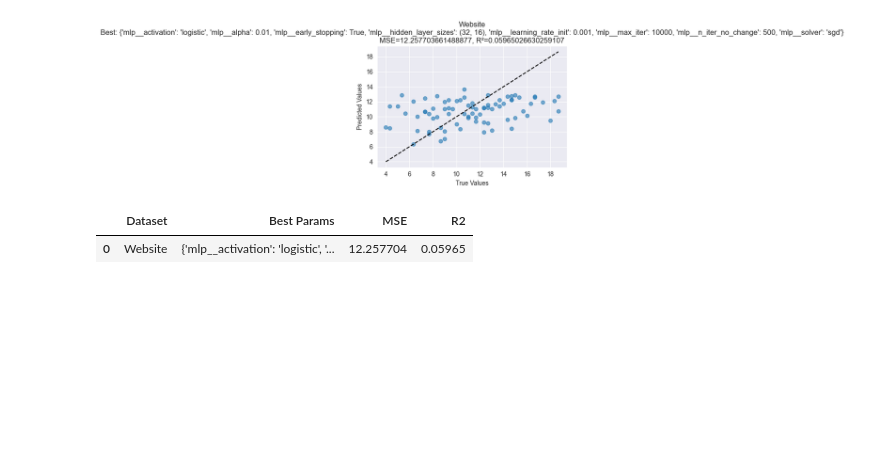
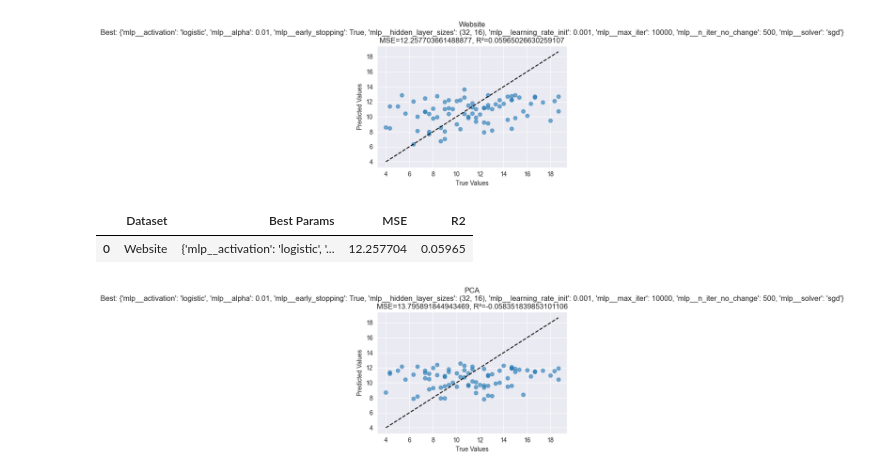
Before and after one commit to Nate-Kim/Grade-Prediction, a Jupyter notebook: MLP.ipynb, the cells around one changed output. Saved outputs shown, nothing was run; the diff lists cells and outputs as text; code cells hidden in the pictures; blank space fills up the shorter version.

Commit message:
Added PCA models

```diff
--- a/MLP.ipynb
+++ b/MLP.ipynb
@@ -329,3 +329,93 @@ pd.DataFrame(results)
 [figure]
 |  | Dataset | Best Params | MSE | R2 |
 | 0 | Website | {'mlp__activation': 'logistic', '... | 12.257704 | 0.05965 |
+# %%
+# PCA to reduce rest of features to predict G_avg
+from sklearn.decomposition import PCA
+import pandas as pd
+import numpy as np
+from sklearn.pipeline import Pipeline
+from sklearn.preprocessing import StandardScaler
+from sklearn.neural_network import MLPRegressor
+from sklearn.model_selection import train_test_split, GridSearchCV
+from sklearn.metrics import mean_squared_error, r2_score
+import matplotlib.pyplot as plt
+
+full_dataset = pd.read_csv("Math-Students.csv", sep=",")
+
+# Change output label to average of grades
+grades = ['G1', 'G2', 'G3']
+full_dataset['G_avg'] = full_dataset[grades].mean(axis=1)
+full_dataset = full_dataset.drop(columns=grades)
+X = full_dataset.drop("G_avg", axis=1)
+y = full_dataset["G_avg"]
+X = pd.get_dummies(X, drop_first=True)
+
+scaler = StandardScaler()
+scaled_X = scaler.fit_transform(X)
+
+X_train, X_test, y_train, y_test = train_test_split(scaled_X, y, test_size=0.2, random_state=42)
+
+pca = PCA(n_components=10)
+X_train_pca = pca.fit_transform(X_train)
+X_test_pca = pca.transform(X_test)
+
+datasets = {
+    "Website": (X, y)
+}
+
+# Hidden layers
+architectures = [(32,), (64,),
+                 (64,32), (32,16)]
+
+# Gridsearch for hyperparameters
+param_grid = {
+    'mlp__hidden_layer_sizes': architectures,
+    'mlp__alpha': [1e-4, 1e-3, 1e-2],
+    'mlp__learning_rate_init': [1e-4, 1e-3],
+    'mlp__activation': ['logistic'], # better than relu
+    'mlp__solver': ['sgd'], # better than adam
+    'mlp__early_stopping': [True],
+    'mlp__n_iter_no_change': [500],
+    'mlp__max_iter': [10000]
+}
+
+results = []
+
+X_train, X_test = X_train_pca, X_test_pca
+
+pipe = Pipeline([
+    ('mlp', MLPRegressor(random_state=42))
+])
+
+grid = GridSearchCV(pipe, param_grid, cv=3, scoring='r2', n_jobs=-1)
+grid.fit(X_train, y_train)
+
+best_pipe = grid.best_estimator_
+y_pred = best_pipe.predict(X_test)
+
+mse = mean_squared_error(y_test, y_pred)
+r2  = r2_score(y_test, y_pred)
+
+name = "PCA"
+
+results.append({
+    "Dataset": name,
+    "Best Params": grid.best_params_,
+    "MSE": mse,
+    "R2": r2
+})
+
+plt.figure(figsize=(5,4))
+plt.scatter(y_test, y_pred, alpha=0.6)
+plt.plot([y_test.min(), y_test.max()],
+         [y_test.min(), y_test.max()], 'k--')
+plt.title(f"{name}\nBest: {grid.best_params_}\nMSE={mse}, R²={r2}")
+plt.xlabel("True Values")
+plt.ylabel("Predicted Values")
+plt.tight_layout()
+plt.show()
+
+pd.DataFrame(results)
+# %% [output]
+[figure, added]
```
Also changed, not shown: parts of 1 cell of this notebook, 2 other files.
